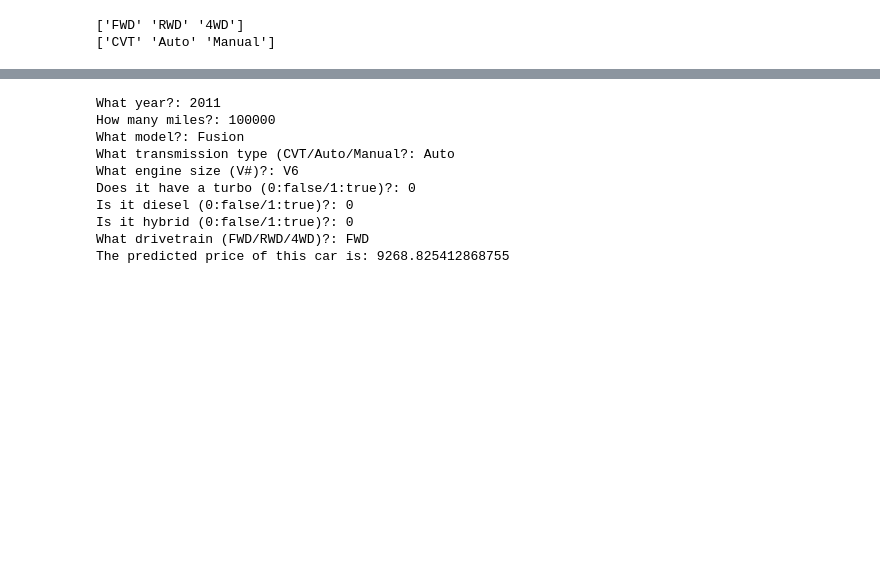
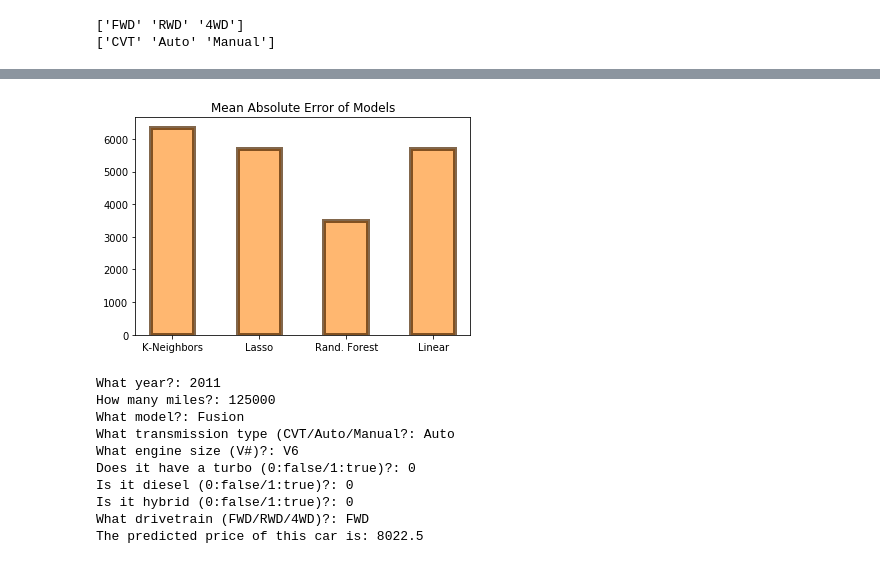
Before and after one commit to JosephNaberhaus/Ford-Cars-In-Iowa-Data-Science, a Jupyter notebook: PriceModel.ipynb, the cells around one changed output, grey strips where cells are left out. Cells and saved outputs as stored; diff of their text form; code cells hidden in the pictures; blank space fills up the shorter version.

```diff
--- a/PriceModel.ipynb
+++ b/PriceModel.ipynb
@@ -94,3 +180,12 @@ Mean Squared Error: 56270956.09071867
+# %%
+r2_scores = [abs(kneighbors_ma_error.mean()), abs(lasso_ma_error.mean()), abs(rf_ma_error.mean()), abs(linear_ma_error.mean())]
+
+plt.title('Mean Absolute Error of Models')
+plt.bar(['K-Neighbors', 'Lasso', 'Rand. Forest', 'Linear'], r2_scores, .5,
+        color='#ff9933', edgecolor="#4d2600", linewidth=4, alpha=0.7)
+plt.show()
+# %% [output]
+[figure, added]
 # %%
 year = float(input('What year?: '))
 miles = float(input('How many miles?: '))
@@ -102,11 +197,11 @@ diesel = float(input('Is it diesel (0:false/1:true)?: '))
 hybrid = float(input('Is it hybrid (0:false/1:true)?: '))
 drivetrain = float(drivetrain_map[input('What drivetrain (FWD/RWD/4WD)?: ')])
 
-predicted_price = lasso_reg.predict([[year, miles, model, trans, engine, turbo, diesel, hybrid, drivetrain]])
+predicted_price = rf_reg.predict([[year, miles, model, trans, engine, turbo, diesel, hybrid, drivetrain]])
 print('The predicted price of this car is: ' + str(predicted_price[0]))
 # %% [output]
 What year?: 2011
-How many miles?: 100000
+How many miles?: 125000
 What model?: Fusion
 What transmission type (CVT/Auto/Manual?: Auto
 What engine size (V#)?: V6
@@ -114,4 +209,4 @@ Does it have a turbo (0:false/1:true)?: 0
 Is it diesel (0:false/1:true)?: 0
 Is it hybrid (0:false/1:true)?: 0
 What drivetrain (FWD/RWD/4WD)?: FWD
-The predicted price of this car is: 9268.825412868755
+The predicted price of this car is: 8022.5
```
Also changed, not shown: parts of 9 cells of this notebook, 1 other file.
